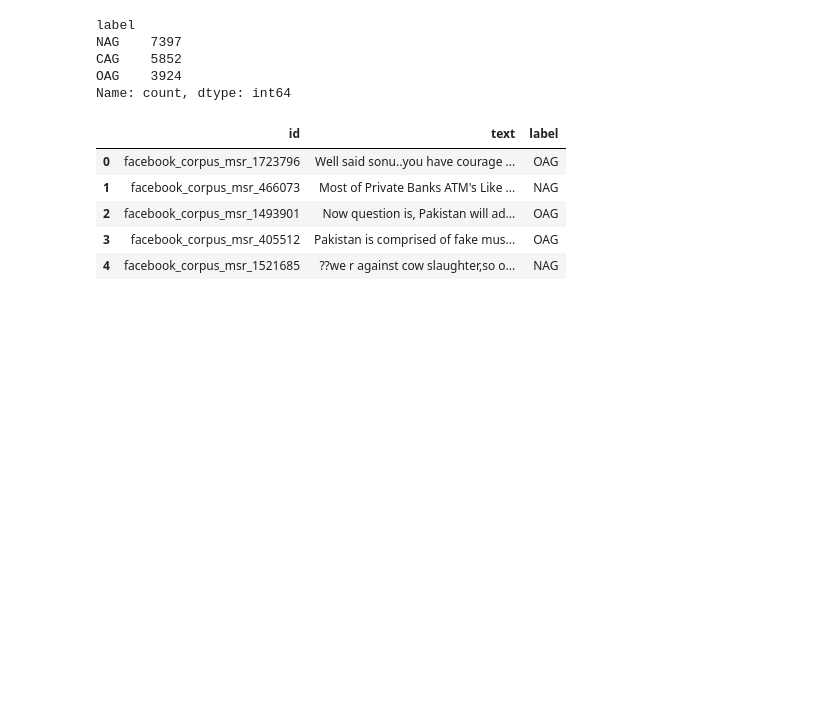
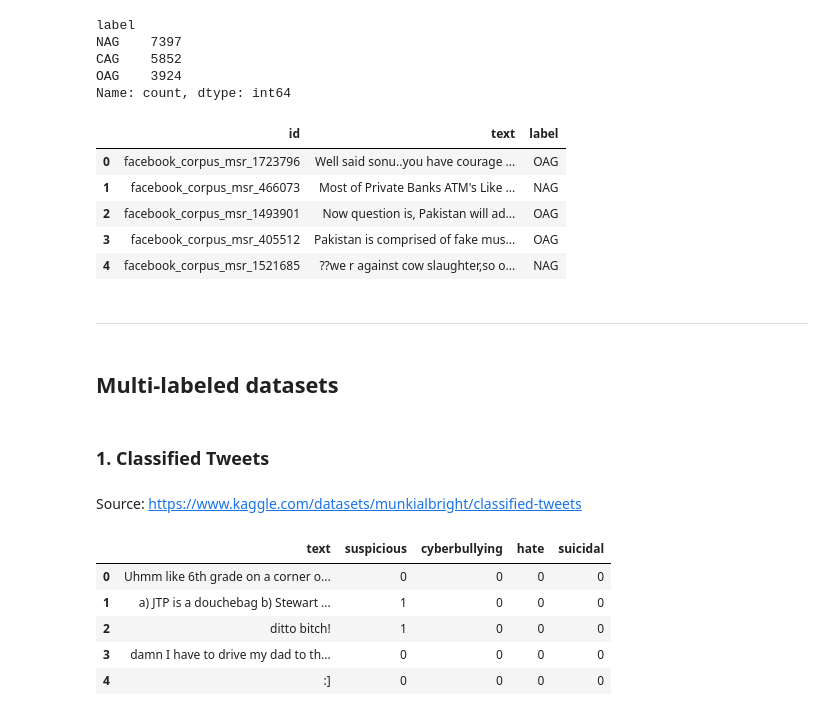
Before and after one commit to AbdulManaf12/Hate-Speech-Detection, a Jupyter notebook: Dataset Statistics/dataset_overview.ipynb, the cells around one changed output. Drawn from its saved outputs; the diff is of its cells as text; code cells hidden in the pictures; blank space fills up the shorter version.

Commit message:
multilabeled datasets

```diff
--- a/Dataset Statistics/dataset_overview.ipynb
+++ b/Dataset Statistics/dataset_overview.ipynb
@@ -344,3 +344,23 @@ df10.head()
 | 2 | facebook_corpus_msr_1493901 | Now question is, Pakistan will ad... | OAG |
 | 3 | facebook_corpus_msr_405512 | Pakistan is comprised of fake mus... | OAG |
 | 4 | facebook_corpus_msr_1521685 | ??we r against cow slaughter,so o... | NAG |
+# %% [markdown]
+---------------
+# %% [markdown]
+## Multi-labeled datasets
+# %% [markdown]
+### 1. Classified Tweets
+# %% [markdown]
+Source: https://www.kaggle.com/datasets/munkialbright/classified-tweets
+# %%
+import pandas as pd
+
+df_1 = pd.read_csv(f"G:\My Drive\Hate Speech_Multilingual\datasets\Classified Tweets (multi-label)\classified_tweets.csv")
+df_1.head()
+# %% [output]
+|  | text | suspicious | cyberbullying | hate | suicidal |
+| 0 | Uhmm like 6th grade on a corner o... | 0 | 0 | 0 | 0 |
+| 1 | a) JTP is a douchebag b) Stewart ... | 1 | 0 | 0 | 0 |
+| 2 | ditto bitch! | 1 | 0 | 0 | 0 |
+| 3 | damn I have to drive my dad to th... | 0 | 0 | 0 | 0 |
+| 4 | :] | 0 | 0 | 0 | 0 |
```
